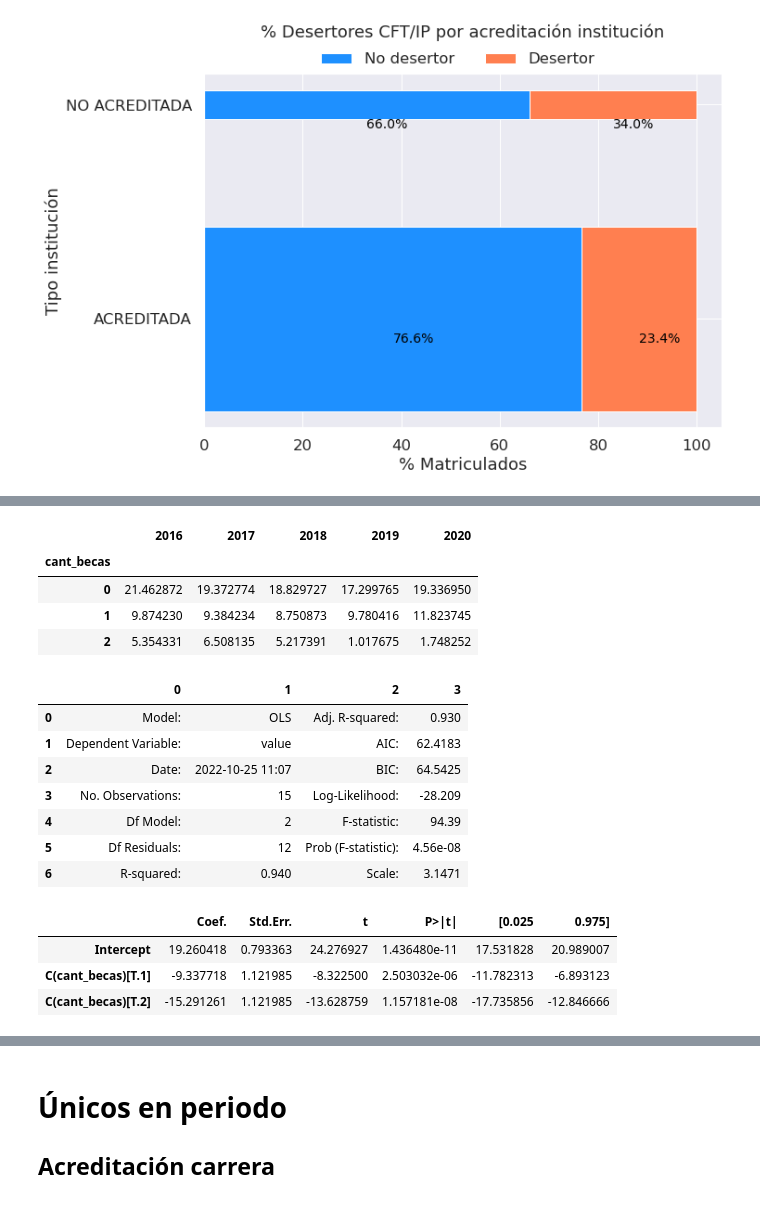
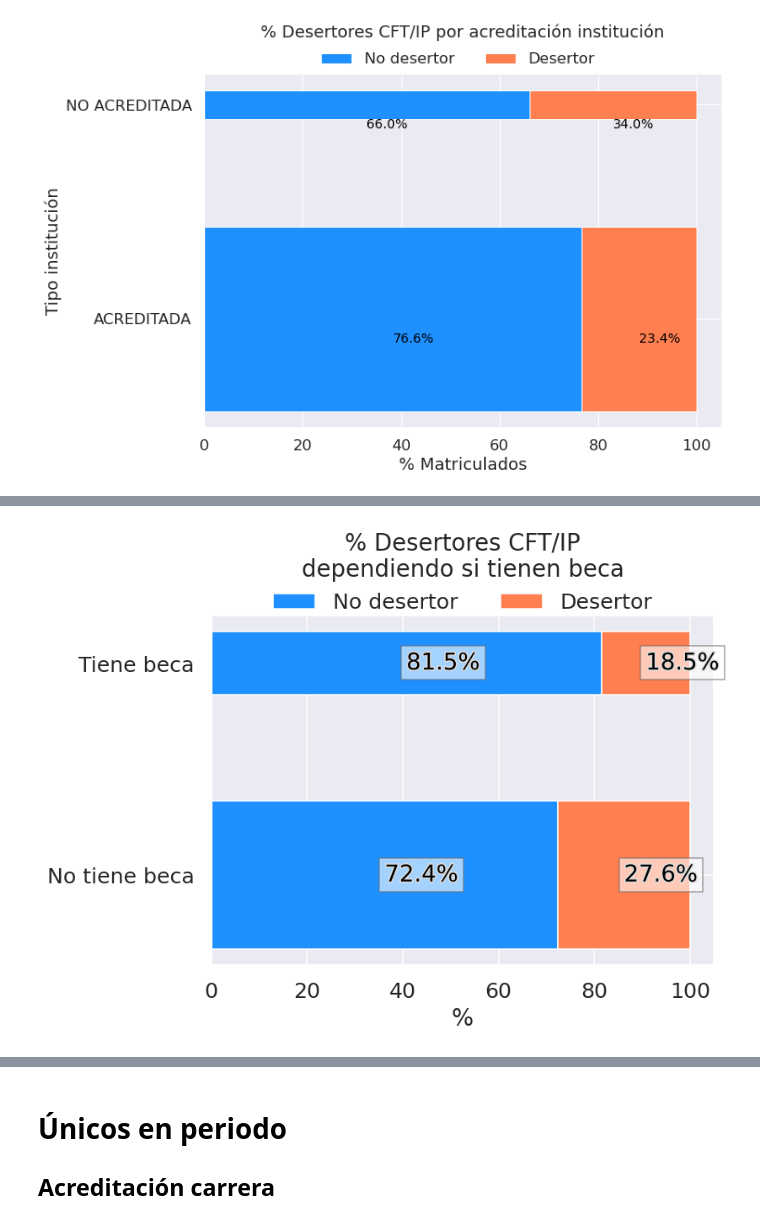
Before and after one commit to GianniCatBug/MDS7201-mineduc-desercion, a Jupyter notebook: notebooks/4.2-exploracion-datos-becas-acreditacion.ipynb, the cells around one changed output, grey strips where cells are left out. Cells and saved outputs as stored; diff of their text form; code cells hidden in the pictures.

```diff
--- a/notebooks/4.2-exploracion-datos-becas-acreditacion.ipynb
+++ b/notebooks/4.2-exploracion-datos-becas-acreditacion.ipynb
@@ -333,30 +262,45 @@ plt.title("% Deserción por año en CFT/IP\nsegún cantidad de beneficios");
-# %%
-piv_becas
-# %% [output]
-|  | 2016 | 2017 | 2018 | 2019 | 2020 |
-| cant_becas |  |  |  |  |  |
-| 0 | 21.462872 | 19.372774 | 18.829727 | 17.299765 | 19.336950 |
-| 1 | 9.874230 | 9.384234 | 8.750873 | 9.780416 | 11.823745 |
-| 2 | 5.354331 | 6.508135 | 5.217391 | 1.017675 | 1.748252 |
-# %%
-melted_becas = pd.melt(piv_becas.T, value_vars=[0.0, 1.0, 2.0])
-model_becas = smf.ols('value ~ C(cant_becas)', data=melted_becas).fit()
-resumen_becas = model_becas.summary2()
-resumen_becas.tables[0]
-# %% [output]
-|  | 0 | 1 | 2 | 3 |
-| 0 | Model: | OLS | Adj. R-squared: | 0.930 |
-| 1 | Dependent Variable: | value | AIC: | 62.4183 |
-| 2 | Date: | 2022-10-25 11:07 | BIC: | 64.5425 |
-| 3 | No. Observations: | 15 | Log-Likelihood: | -28.209 |
-| 4 | Df Model: | 2 | F-statistic: | 94.39 |
-| 5 | Df Residuals: | 12 | Prob (F-statistic): | 4.56e-08 |
-| 6 | R-squared: | 0.940 | Scale: | 3.1471 |
-# %%
-coefs_becas = resumen_becas.tables[1]
-coefs_becas[coefs_becas["P>|t|"] < 0.05]
-# %% [output]
-|  | Coef. | Std.Err. | t | P>|t| | [0.025 | 0.975] |
-| Intercept | 19.260418 | 0.793363 | 24.276927 | 1.436480e-11 | 17.531828 | 20.989007 |
-| C(cant_becas)[T.1] | -9.337718 | 1.121985 | -8.322500 | 2.503032e-06 | -11.782313 | -6.893123 |
-| C(cant_becas)[T.2] | -15.291261 | 1.121985 | -13.628759 | 1.157181e-08 | -17.735856 | -12.846666 |
+# %%
+cross_tab_prop = pd.crosstab(index=df_s['beca'],
+                             columns=df_s['desertor_1'],
+                             normalize="index")
+
+cross_tab = pd.crosstab(index=df_s['beca'],
+                        columns=df_s['desertor_1'])
+
+w = list(cross_tab.T.sum()/cross_tab.T.sum().sum())
+
+f, ax = plt.subplots(figsize=(7,5), dpi=110)
+#plt.rcParams.update({'font.size': 15})
+
+plt.title("% Desertores CFT/IP\ndependiendo si tienen beca", pad=30, fontsize=18)
+
+b1 = plt.barh(cross_tab_prop.reset_index()['beca'],
+                cross_tab_prop.reset_index()[0],
+                color="dodgerblue",
+                height=w)
+
+b2 = plt.barh(cross_tab_prop.reset_index()['beca'],
+                cross_tab_prop.reset_index()[1],
+                left=cross_tab_prop.reset_index()[0],
+                color="coral",
+                height=w)
+
+for n, x in enumerate([*cross_tab.index.values]):
+    for (proportion, y_loc) in zip(cross_tab_prop.loc[x],
+                                          cross_tab_prop.loc[x].cumsum()):
+
+        t = plt.text(x=(y_loc - proportion) + (proportion / 2),
+             y=n - 0.03,
+             s=f'{np.round(proportion * 100, 1)}%',
+             color="black",
+             fontsize=18,
+            path_effects=[pe.withStroke(linewidth=2, foreground="gainsboro")])
+        t.set_bbox(dict(facecolor='white', alpha=0.6, edgecolor='dimgray'))
+
+plt.xticks(np.arange(0, 1.2, 0.2), range(0, 120, 20))
+plt.yticks([0, 1], ["No tiene beca", "Tiene beca"])
+
+ax.legend(['No desertor', 'Desertor'], loc ='upper center', ncol=2, bbox_to_anchor=(0.5,1.12));
+plt.xlabel("%");
+# %% [output]
+[figure, added]
```
Also changed, not shown: parts of 13 cells of this notebook, 7 other files.
